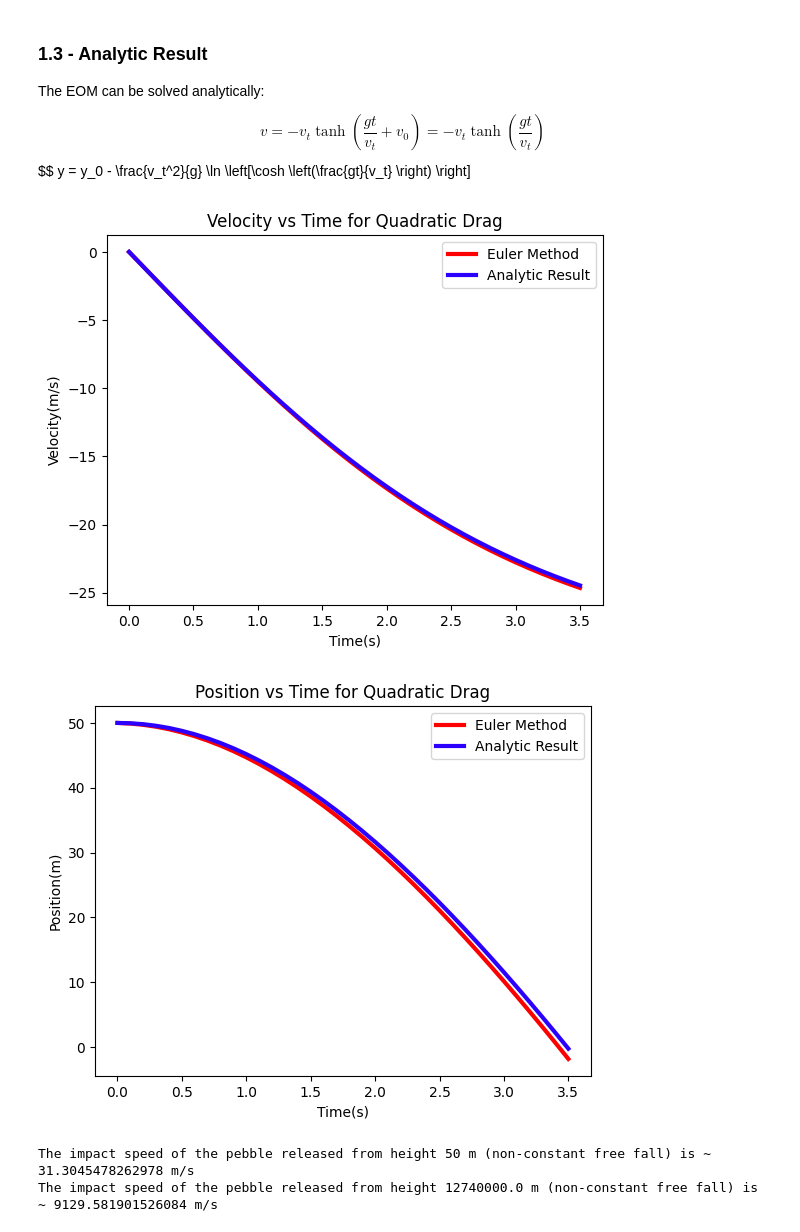
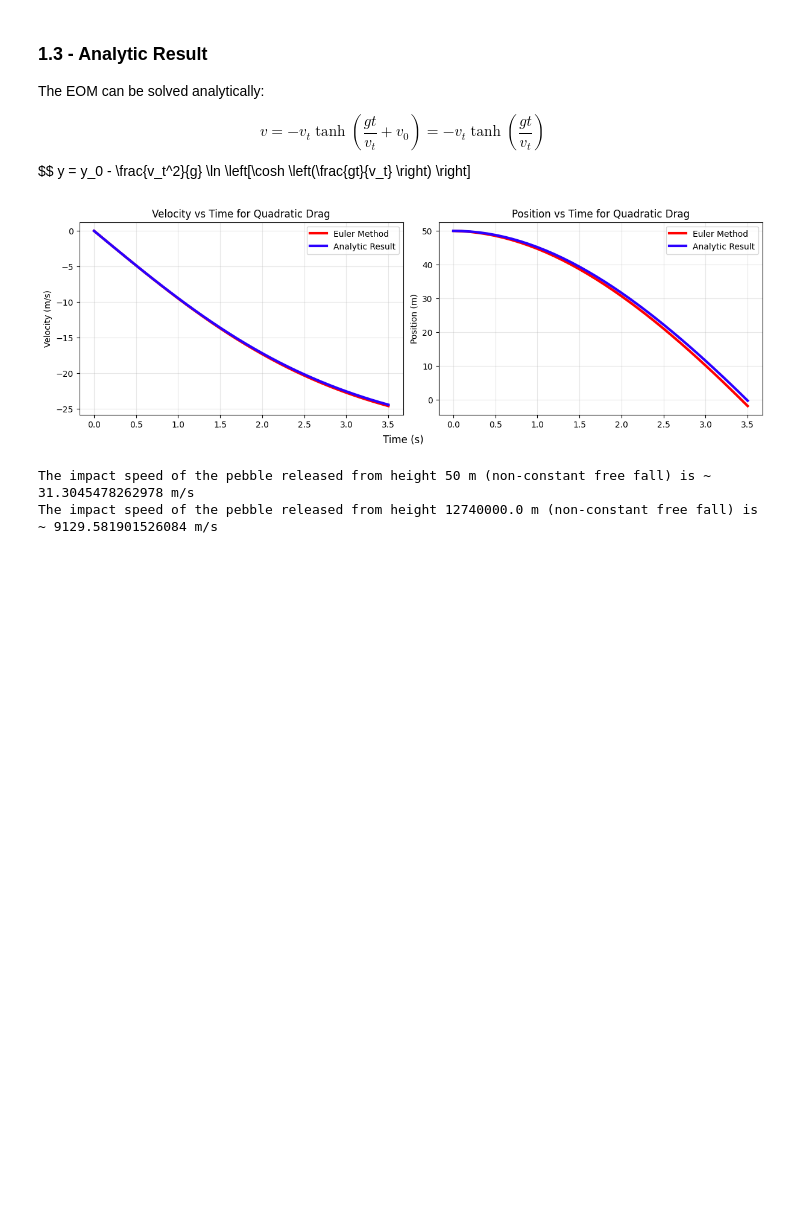
Before and after one commit to JacobGraham6489/physics-7321, a Jupyter notebook: Homeworks/HW2 Jacob Graham.ipynb, the cells around one changed output. Drawn from its saved outputs; the diff is of its cells as text; code cells hidden in the pictures; blank space fills up the shorter version.

Commit message:
HW 2 Subplots

```diff
--- a/Homeworks/HW2 Jacob Graham.ipynb
+++ b/Homeworks/HW2 Jacob Graham.ipynb
@@ -83,29 +82,31 @@ $$ v = - v_t \tanh \left(\frac{gt}{v_t}+v_0 \right) = - v_t \tanh \left(\frac{gt
 $$ y = y_0 - \frac{v_t^2}{g} \ln \left[\cosh \left(\frac{gt}{v_t} \right) \right]
 # %%
 # 1.3 (numeric vs analytic result)
-ts, ys_euler, vs_euler = forward_euler_solver(F_quad, t_0, m_0, y_0, v_0, dt=0.1) #  set larger time step dt = 0.1 s (to see deviations)
+ts, ys_euler, vs_euler = forward_euler_solver(F_quad, t_0, m_0, y_0, v_0, dt=0.1) # set larger time step dt = 0.1 s (to see deviations)
 # analytic results for velocity and position (at same time steps as forward Euler method)
-vs = - v_t * np.tanh(g*ts/v_t)
+vs = -v_t * np.tanh(g*ts/v_t)
 ys = y_0 - (v_t**2/g)*np.log(np.cosh(g*ts/v_t))
 
-plt.plot(ts, vs_euler, color="#FF0000", ls='-', lw=3)
-plt.plot(ts, vs, color="#2B00FF", ls='-', lw=3)
-plt.xlabel('Time(s)')
-plt.ylabel('Velocity(m/s)')
-plt.title('Velocity vs Time for Quadratic Drag')
-plt.legend(['Euler Method', 'Analytic Result'])
-plt.show() # separate plot for velocity
+fig, axs = plt.subplots(1, 2, figsize=(12,4), sharex=True, constrained_layout=True) # fig = entire figure ((width, height) = 12 x 4), axs = 1 x 2 array of empty subplots, shared x-axis (time)
+fig.supxlabel('Time (s)') # common x-label for all subplots
+common = {'ls':'-', 'lw':3} # common kwargs (key word arguments) for all plots (dictionary)
+colors = ["#FF0000", "#2B00FF"] # list of colors for plots
 
-plt.plot(ts, ys_euler, color="#FF0000", ls='-', lw=3)
-plt.plot(ts, ys, color="#2B00FF", ls='-', lw=3)
-plt.ylabel('Position(m)')
-plt.xlabel('Time(s)')
-plt.title('Position vs Time for Quadratic Drag')
-plt.legend(['Euler Method', 'Analytic Result'])
-plt.show() # separate plot for position
+pairs = [(vs_euler, vs), (ys_euler, ys)] # list of (y1, y2) pairs for each subplot
+ylabels = ["Velocity (m/s)", "Position (m)"] # list of y-labels for each subplot
+titles  = ["Velocity vs Time for Quadratic Drag", "Position vs Time for Quadratic Drag"] # list of titles for each subplot
+leg = ["Euler Method", "Analytic Result"] # legend labels for y1 and y2
+
+for ax, (y1, y2), ylabel, title in zip(axs, pairs, ylabels, titles): # zip returns (axs[0], pairs[0], ylabels[0], titles[0]), (axs[1], pairs[1], ylabels[1], titles[1])
+    # unpack common using dictionary unpacking
+    ax.plot(ts, y1, color=colors[0], **common, label=leg[0])
+    ax.plot(ts, y2, color=colors[1], **common, label=leg[1])
+    ax.grid(alpha=0.3) # alpha sets transparency of grid lines (overlapping lines can be hard to see otherwise)
+    ax.set_ylabel(ylabel)
+    ax.set_title(title)
+    ax.legend()
 # %% [output]
-[figure, old version]
+[figure, new version]
-[figure, removed]
 # %%
 # 2.1 (solve 1D Newtonian EOM for non-constant free fall numerically)
 # constants, initial conditions, and timestep
```
Also changed, not shown: parts of 10 cells of this notebook.
